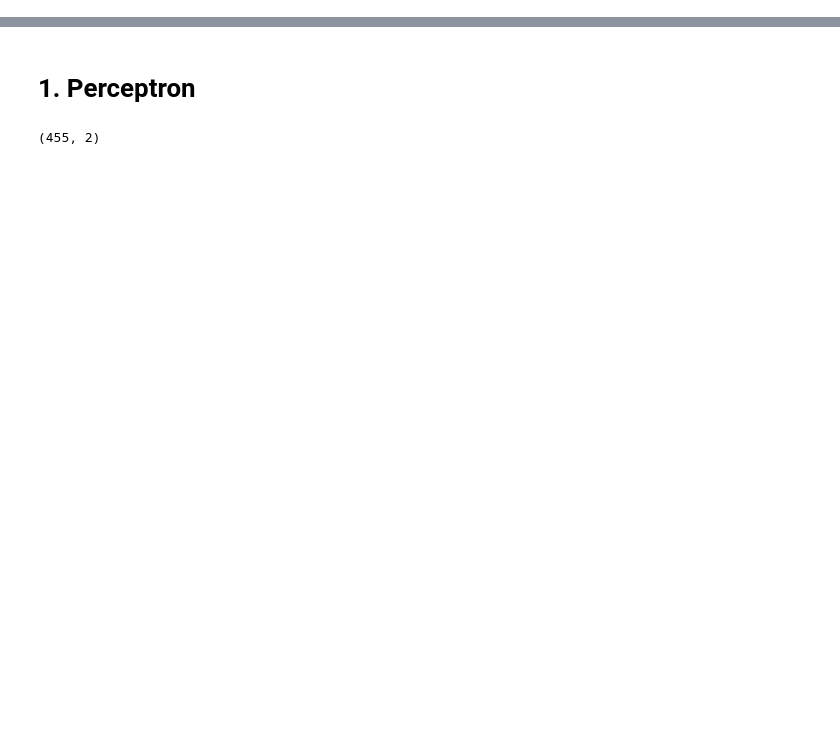
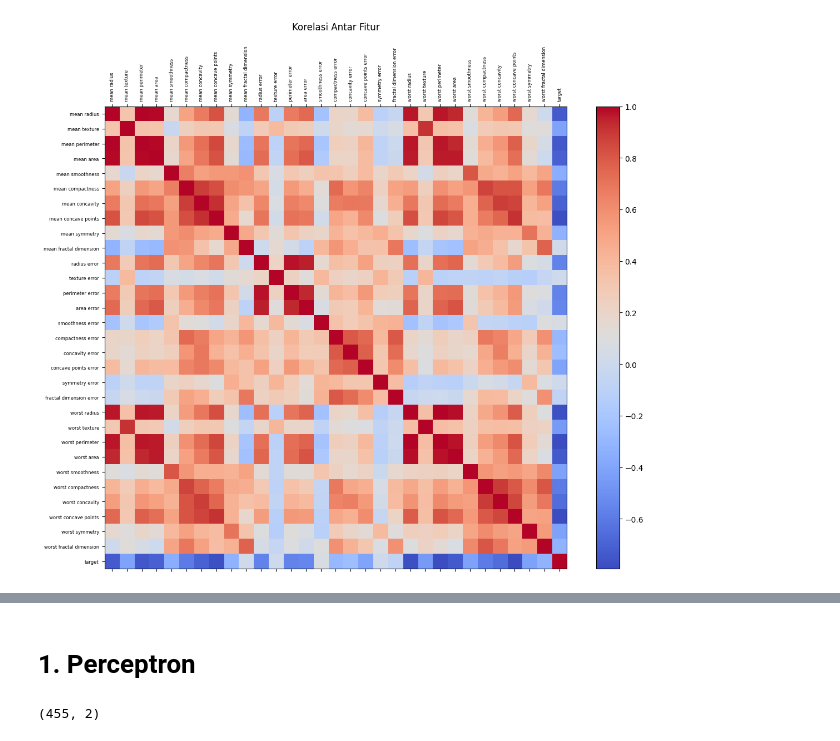
Before and after one commit to Gdankz/JST, a Jupyter notebook: UTS.ipynb, the cells around one changed output, grey strips where cells are left out. Cells and saved outputs as stored; diff of their text form; code cells hidden in the pictures; blank space fills up the shorter version.

```diff
--- a/UTS.ipynb
+++ b/UTS.ipynb
@@ -14,0 +109,27 @@ y = data.target.reshape(-1, 1)
+# %%
+# Menghitung matriks korelasi antara semua fitur dalam DataFrame
+correlation = df.corr()
+
+# Membuat figure dan axis untuk visualisasi heatmap korelasi
+fig, ax = plt.subplots(figsize=(12, 10))
+
+# Menampilkan heatmap dengan skala warna 'coolwarm' (biru ke merah)
+cax = ax.matshow(correlation, cmap='coolwarm')
+
+# Menambahkan colorbar di samping untuk menunjukkan skala korelasi
+fig.colorbar(cax)
+
+# Menampilkan nama-nama fitur di sumbu x dan y
+plt.xticks(range(len(correlation.columns)), correlation.columns, rotation=90, fontsize=6)
+plt.yticks(range(len(correlation.columns)), correlation.columns, fontsize=6)
+
+# Menambahkan judul plot
+plt.title('Korelasi Antar Fitur', pad=20)
+
+# Menyesuaikan layout agar label tidak terpotong
+plt.tight_layout()
+
+# Menampilkan plot
+plt.show()
+# %% [output]
+[figure, added]
```
Also changed, not shown: parts of 33 cells of this notebook.
